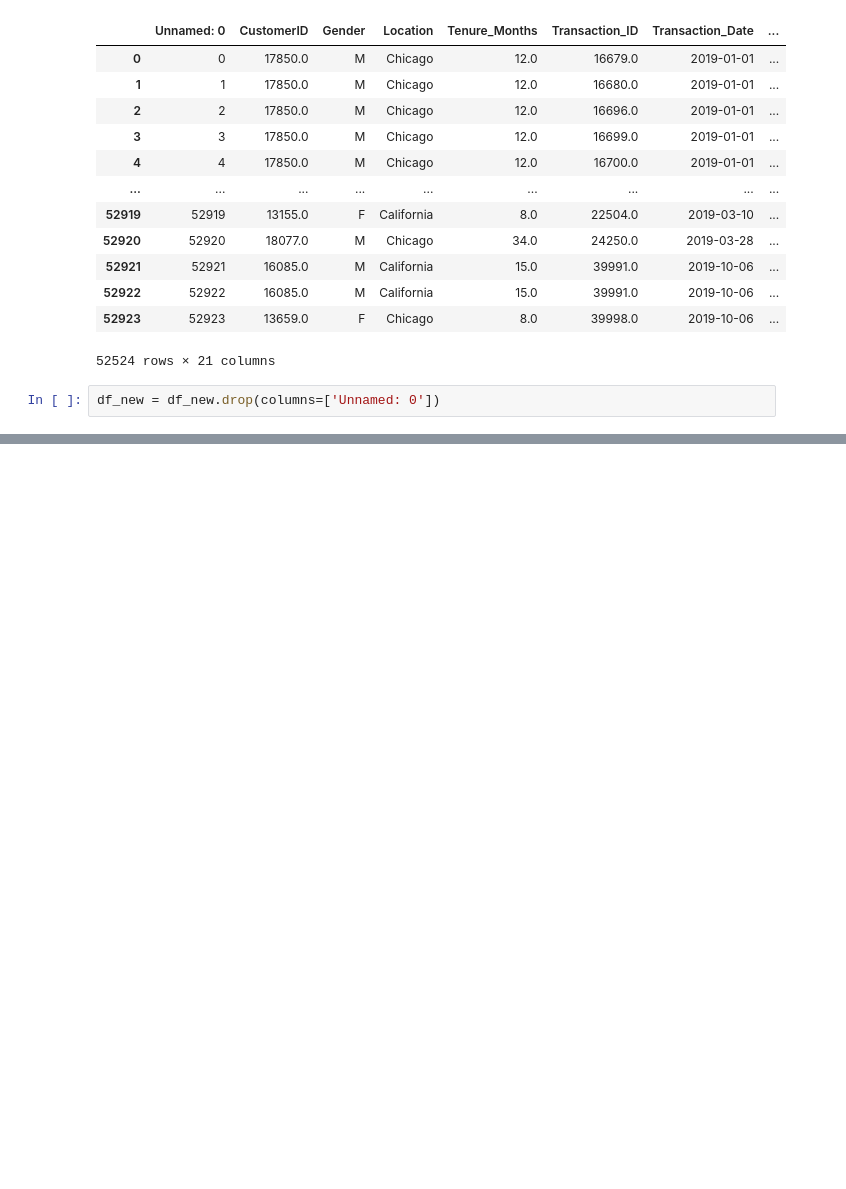
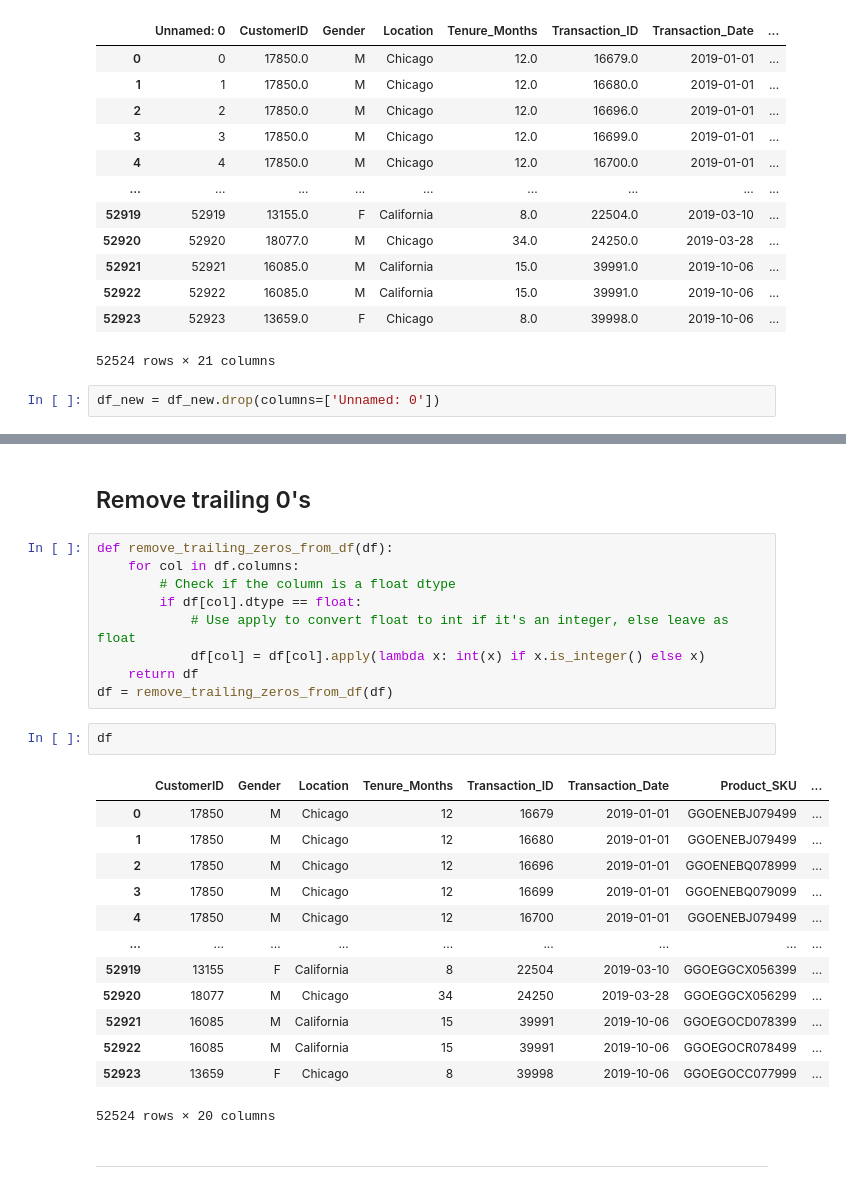
Before and after one commit to Djean3/DE-Sales-Data-Project, a Jupyter notebook: data_pipeline/notebooks/2023-12-31-testbotebook.ipynb, the cells around one changed output, grey strips where cells are left out. Cells and saved outputs as stored; diff of their text form; blank space fills up the shorter version.

Commit message:
fixed trailing spaces

```diff
--- a/data_pipeline/notebooks/2023-12-31-testbotebook.ipynb
+++ b/data_pipeline/notebooks/2023-12-31-testbotebook.ipynb
@@ -82,0 +131,29 @@ df_new
+# %% [markdown]
+## Remove trailing 0's
+# %%
+def remove_trailing_zeros_from_df(df):
+    for col in df.columns:
+        # Check if the column is a float dtype
+        if df[col].dtype == float:
+            # Use apply to convert float to int if it's an integer, else leave as float
+            df[col] = df[col].apply(lambda x: int(x) if x.is_integer() else x)
+    return df
+df = remove_trailing_zeros_from_df(df)
+# %%
+df
+# %% [output]
+|  | CustomerID | Gender | Location | Tenure_Months | Transaction_ID | Transaction_Date | Product_SKU | ... |
+| 0 | 17850 | M | Chicago | 12 | 16679 | 2019-01-01 | GGOENEBJ079499 | ... |
+| 1 | 17850 | M | Chicago | 12 | 16680 | 2019-01-01 | GGOENEBJ079499 | ... |
+| 2 | 17850 | M | Chicago | 12 | 16696 | 2019-01-01 | GGOENEBQ078999 | ... |
+| 3 | 17850 | M | Chicago | 12 | 16699 | 2019-01-01 | GGOENEBQ079099 | ... |
+| 4 | 17850 | M | Chicago | 12 | 16700 | 2019-01-01 | GGOENEBJ079499 | ... |
+| ... | ... | ... | ... | ... | ... | ... | ... | ... |
+| 52919 | 13155 | F | California | 8 | 22504 | 2019-03-10 | GGOEGGCX056399 | ... |
+| 52920 | 18077 | M | Chicago | 34 | 24250 | 2019-03-28 | GGOEGGCX056299 | ... |
+| 52921 | 16085 | M | California | 15 | 39991 | 2019-10-06 | GGOEGOCD078399 | ... |
+| 52922 | 16085 | M | California | 15 | 39991 | 2019-10-06 | GGOEGOCR078499 | ... |
+| 52923 | 13659 | F | Chicago | 8 | 39998 | 2019-10-06 | GGOEGOCC077999 | ... |
+52524 rows × 20 columns
+# %% [markdown]
+-------------------
```
Also changed, not shown: parts of 8 cells of this notebook.
